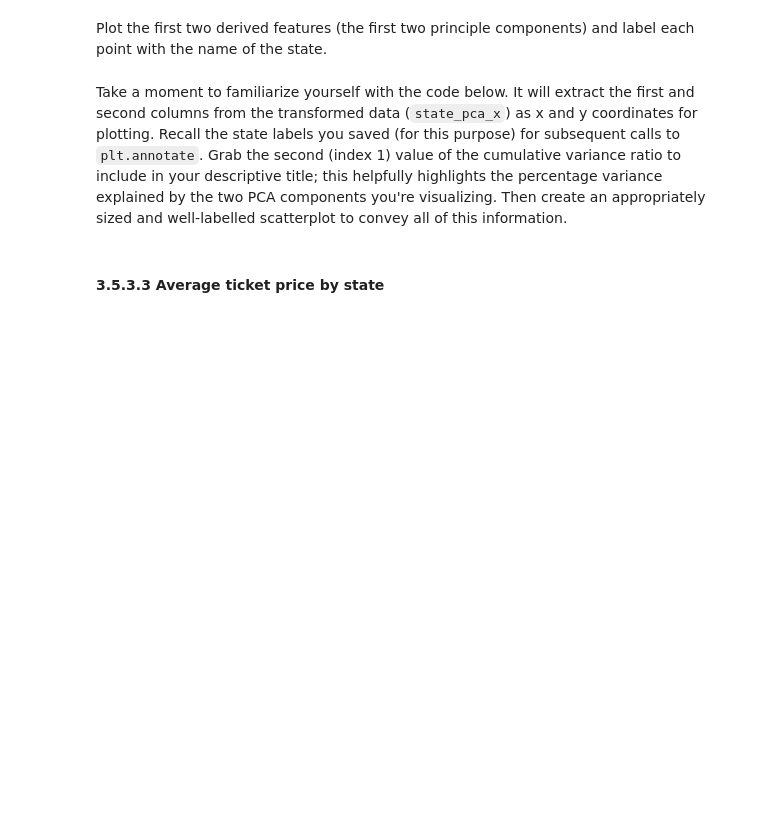
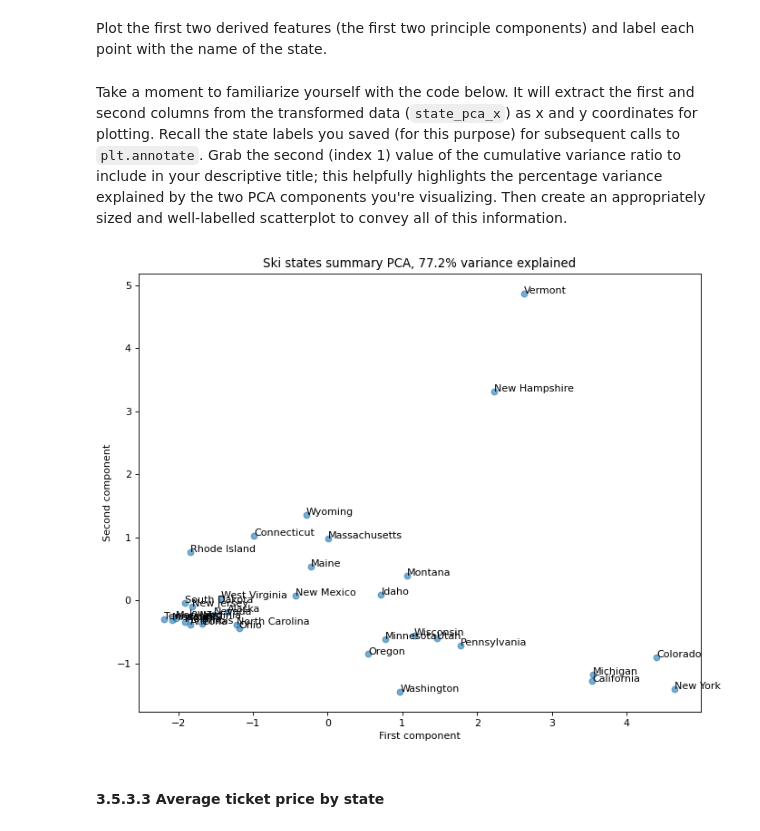
Before and after one commit to rcepedaraza/DataScienceGuidedCapstone, a Jupyter notebook: Notebooks/03_exploratory_data_analysis.ipynb, the cells around one changed output. Saved outputs shown, nothing was run; the diff lists cells and outputs as text; code cells hidden in the pictures; blank space fills up the shorter version.

```diff
--- a/Notebooks/03_exploratory_data_analysis.ipynb
+++ b/Notebooks/03_exploratory_data_analysis.ipynb
@@ -369,6 +422,6 @@ Apply the transformation to the data to obtain the derived features.
 # %%
 #Code task 7#
 #Call `state_pca`'s `transform()` method, passing in `state_summary_scale` as its argument
-state_pca_x = state_pca.___(___)
+state_pca_x = state_pca.transform(state_summary_scale)
 # %%
 state_pca_x.shape
@@ -381,15 +457,17 @@ to convey all of this information.
 # %%
 x = state_pca_x[:, 0]
 y = state_pca_x[:, 1]
 state = state_summary_index
 pc_var = 100 * state_pca.explained_variance_ratio_.cumsum()[1]
 plt.subplots(figsize=(10,8))
-plt.scatter(x=x, y=y)
+plt.scatter(x=x, y=y, alpha=0.6)
 plt.xlabel('First component')
 plt.ylabel('Second component')
 plt.title(f'Ski states summary PCA, {pc_var:.1f}% variance explained')
 for s, x, y in zip(state, x, y):
     plt.annotate(s, (x, y))
+# %% [output]
+[figure, added]
 # %% [markdown]
 #### 3.5.3.3 Average ticket price by state<a id='3.5.3.3_Average_ticket_price_by_state'></a>
 # %% [markdown]
```
Also changed, not shown: parts of 31 cells of this notebook.
